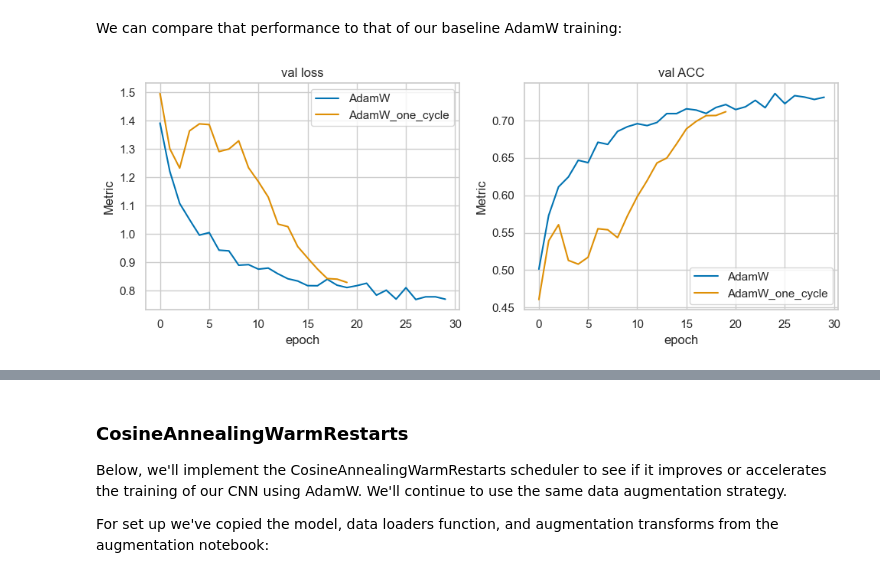
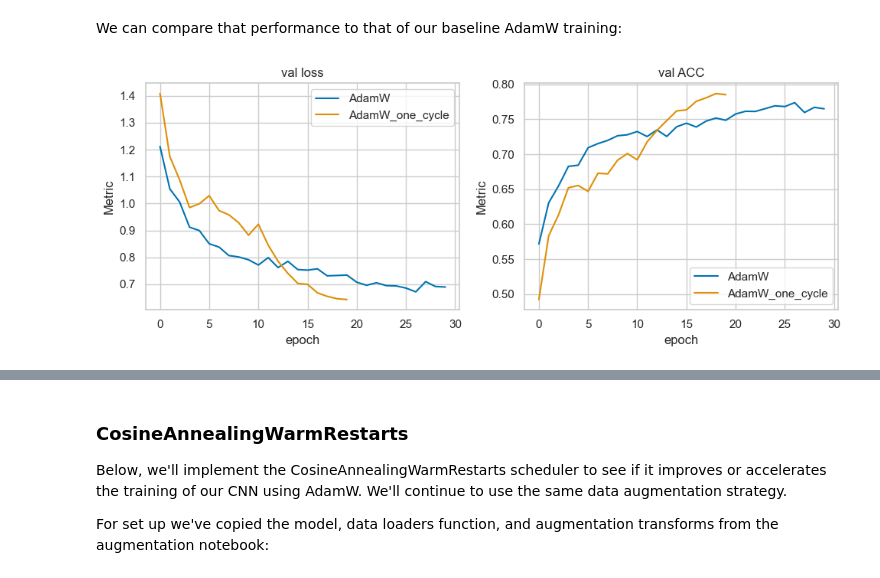
Before and after one commit to nkoranda97/DS776, a Jupyter notebook: Lesson_03_Better_Training/L03_4_Schedulers_with_CIFAR10.ipynb, the cells around one changed output, grey strips where cells are left out. Cells and saved outputs as stored; diff of their text form; code cells hidden in the pictures.

```diff
--- a/Lesson_03_Better_Training/L03_4_Schedulers_with_CIFAR10.ipynb
+++ b/Lesson_03_Better_Training/L03_4_Schedulers_with_CIFAR10.ipynb
@@ -206,12 +211,12 @@ plot_training_metrics(results, [['lr']])
 # %% [markdown]
 We can compare that performance to that of our baseline AdamW training:
 # %%
-ckpt_file = 'models/model_CIFAR10_AdamW_augment.pt'
+ckpt_file = MODELS_PATH / 'L03_CIFAR10_SimpleCNN_AdamW_augment.pt'
 results_AdamW = load_results(ckpt_file)
 
-ckpt_file = 'models/model_CIFAR10_AdamW_one_cycle.pt'
+ckpt_file = MODELS_PATH / 'L03_CIFAR10_SimpleCNN_one_cycle.pt'
 results_AdamW_1cycle = load_results(ckpt_file)
 
 plot_training_metrics([results_AdamW, results_AdamW_1cycle], [['val loss'], ['val ACC']],df_labels=['AdamW', 'AdamW_one_cycle'])
 # %% [output]
-[figure, old version]
+[figure, new version]
```
Also changed, not shown: parts of 10 cells of this notebook, 33 other files.
